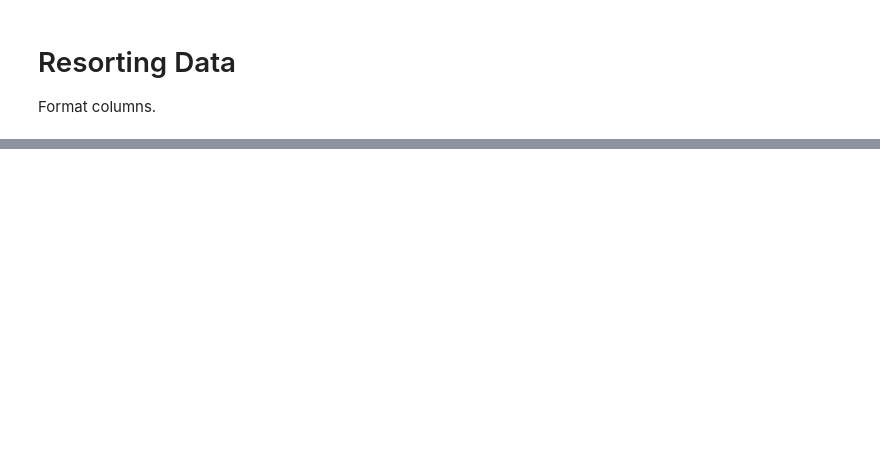
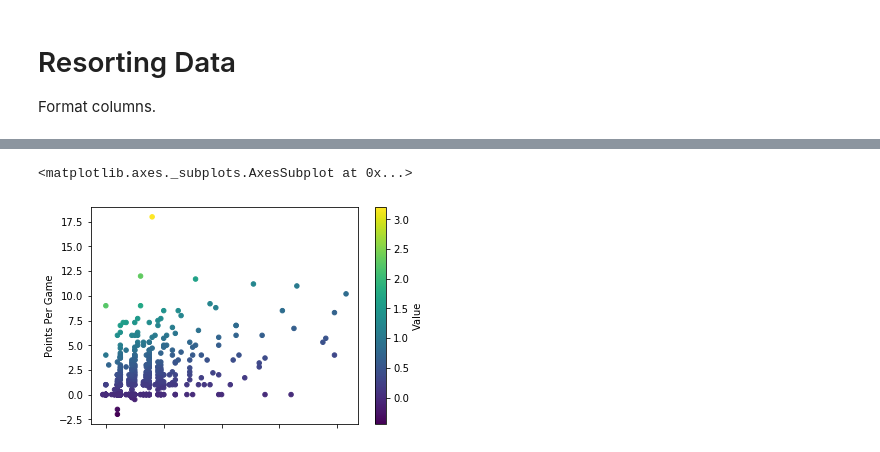
Before and after one commit to nwstevens/fpl, a Jupyter notebook: Retrieving_Data.ipynb, the cells around one changed output, grey strips where cells are left out. Drawn from its saved outputs; the diff is of its cells as text; code cells hidden in the pictures; blank space fills up the shorter version.

```diff
--- a/Retrieving_Data.ipynb
+++ b/Retrieving_Data.ipynb
@@ -39,6 +28,3 @@ df.columns = df.columns.str.title()
 
 # Rename Selected Columns
 df = df.rename(columns={'Second Name':'Last Name'})
-
-# Set index
-df = df.set_index('Last Name')
@@ -77,0 +41,37 @@ df
+# %%
+# Change Column Order
+cols = ['Player Name','Points Per Game','Now Cost','Chance Of Playing Next Round','Chance Of Playing This Round','Cost Change Event','Cost Change Event Fall','Cost Change Start','Cost Change Start Fall','Element Type','Ep Next','Ep This','Event Points','Form','Id','Selected By Percent','Team','Team Code','Total Points','Transfers In','Transfers In Event','Transfers Out','Transfers Out Event','Value Form','Value Season','Minutes','Goals Scored','Assists',
+'Clean Sheets','Goals Conceded','Own Goals','Penalties Saved','Penalties Missed','Yellow Cards','Red Cards','Saves','Bonus','Bps','Influence','Creativity','Threat','Ict Index','Influence Rank','Influence Rank Type','Creativity Rank','Creativity Rank Type','Threat Rank','Threat Rank Type','Ict Index Rank','Ict Index Rank Type','Corners And Indirect Freekicks Order','Direct Freekicks Order','Penalties Order']
+df = df[cols]
+
+# Set Index Column
+df = df.set_index('Player Name')
+
+# Remove 'Player Name' From Cols to Prepare for Convert
+cols = ['Points Per Game','Now Cost','Chance Of Playing Next Round','Chance Of Playing This Round','Cost Change Event','Cost Change Event Fall','Cost Change Start','Cost Change Start Fall','Element Type','Ep Next','Ep This','Event Points','Form','Id','Selected By Percent','Team','Team Code','Total Points','Transfers In','Transfers In Event','Transfers Out','Transfers Out Event','Value Form','Value Season','Minutes','Goals Scored','Assists',
+'Clean Sheets','Goals Conceded','Own Goals','Penalties Saved','Penalties Missed','Yellow Cards','Red Cards','Saves','Bonus','Bps','Influence','Creativity','Threat','Ict Index','Influence Rank','Influence Rank Type','Creativity Rank','Creativity Rank Type','Threat Rank','Threat Rank Type','Ict Index Rank','Ict Index Rank Type','Corners And Indirect Freekicks Order','Direct Freekicks Order','Penalties Order']
+
+# Convert Columns to Float
+for col in cols:  # Iterate over chosen columns
+	df[col] = pd.to_numeric(df[col])
+# %%
+# Show All (Not Just 5 or 10 rows)
+pd.set_option("display.max_rows",None,"display.max_columns",None)
+
+# Sort by Points
+df.sort_values('Points Per Game', ascending = False).head()
+
+# Change String to Float
+df['Points Per Game'] = pd.to_numeric(df['Points Per Game'], downcast="float")
+df['Now Cost'] = 0.1*(pd.to_numeric(df['Now Cost'], downcast="float"))
+
+
+# Created Calculated Value Column
+df['Value'] = round(df['Points Per Game']/df['Now Cost'],2)
+# %%
+# Change Column Order
+df = df[['Points Per Game','Now Cost','Value','Chance Of Playing Next Round','Chance Of Playing This Round','Cost Change Event','Cost Change Event Fall','Cost Change Start','Cost Change Start Fall','Element Type','Ep Next','Ep This','Event Points','Form','Id','Selected By Percent','Team','Team Code','Total Points','Transfers In','Transfers In Event','Transfers Out','Transfers Out Event','Value Form','Value Season','Minutes','Goals Scored','Assists',
+'Clean Sheets','Goals Conceded','Own Goals','Penalties Saved','Penalties Missed','Yellow Cards','Red Cards','Saves','Bonus','Bps','Influence','Creativity','Threat','Ict Index','Influence Rank','Influence Rank Type','Creativity Rank','Creativity Rank Type','Threat Rank','Threat Rank Type','Ict Index Rank','Ict Index Rank Type','Corners And Indirect Freekicks Order','Direct Freekicks Order','Penalties Order']]
+
+# Sort and Print
+df.sort_values('Points Per Game', ascending = False).head()
@@ -77,0 +86,6 @@ df
+# %%
+# Scatterplot
+df.plot(x='Now Cost', y='Points Per Game',kind='scatter',c='Value',colormap='viridis')
+# %% [output]
+<matplotlib.axes._subplots.AxesSubplot at 0x...>
+[figure, added]
```
Also changed, not shown: parts of 10 cells of this notebook.
